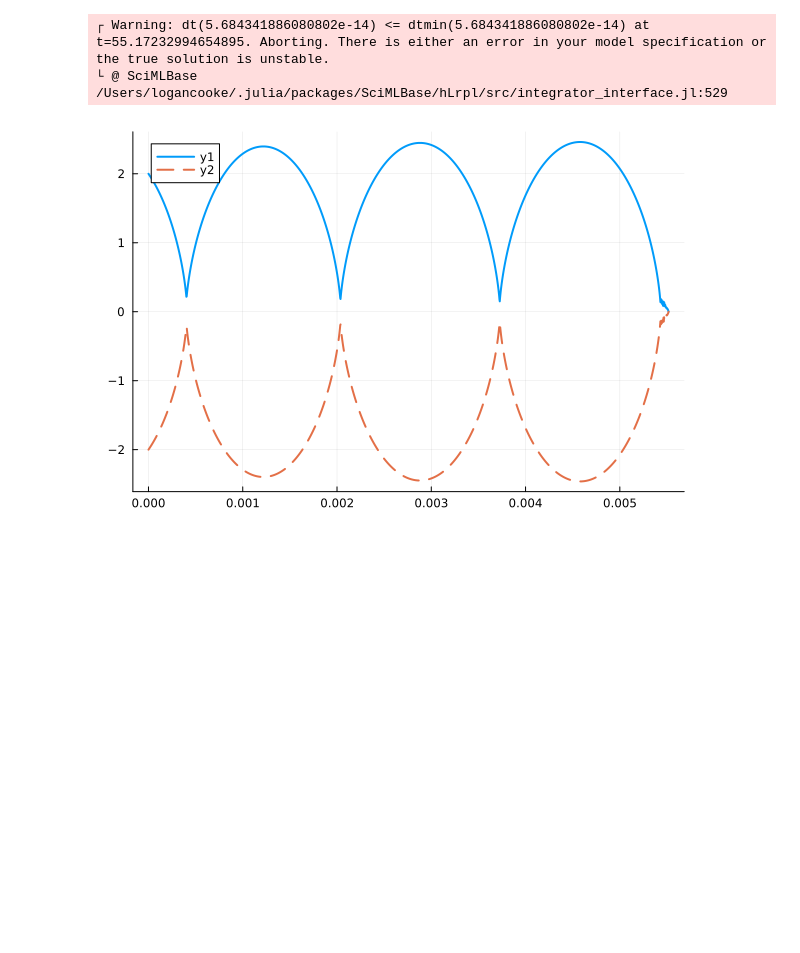
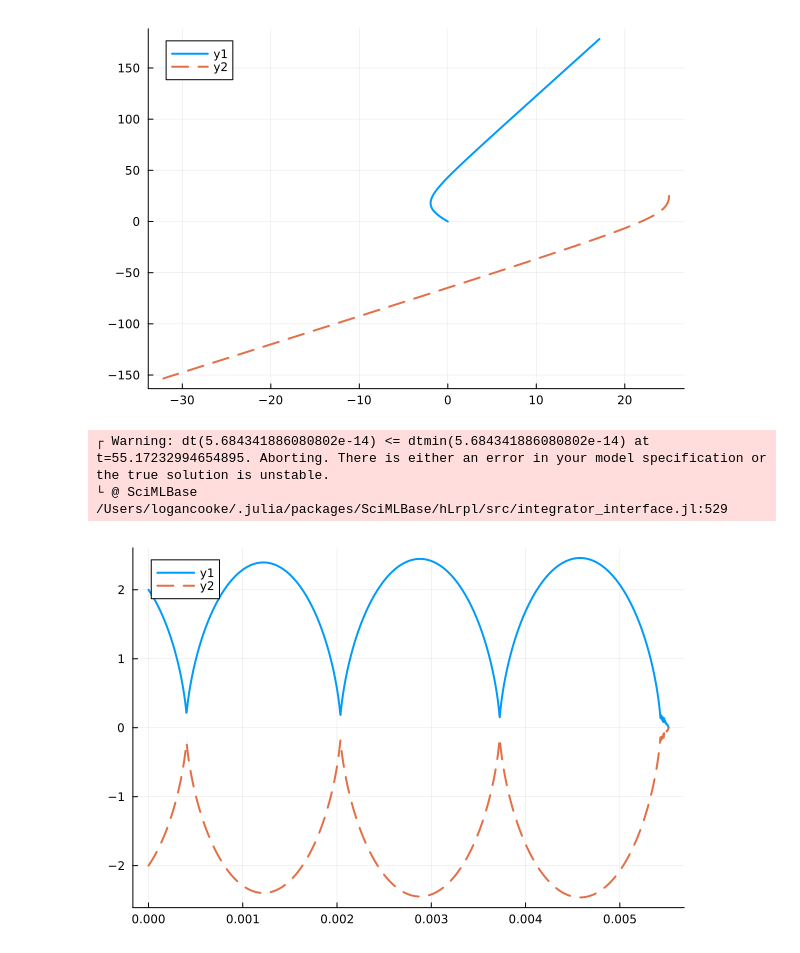
Before and after one commit to lwcooke/lwc-pedagogy, a Jupyter notebook: Rocket-Trajectories/Many-Body.ipynb, the cells around one changed output. Saved outputs shown, nothing was run; the diff lists cells and outputs as text; code cells hidden in the pictures; blank space fills up the shorter version.

```diff
--- a/Rocket-Trajectories/Many-Body.ipynb
+++ b/Rocket-Trajectories/Many-Body.ipynb
@@ -5,6 +5,21 @@ using RocketUtils
 using Plots, OrdinaryDiffEq, LinearAlgebra
 
 const G = 1.;
+# %%
+let
+    sat = Body2(m=1., s=1., r=[0. ; 0.], v=[-.2 ; 1.], label="sat")
+    ast = Body2(m=10., s=10., r=[25. ; 25.], v=[0. ; -1.], label="ast")
+
+    T = 200.
+
+    sol = solve_mb_ODE([sat, ast], T; G);
+
+    ts = range(0., T; length=10000)
+    plot(sol(ts)[1,:], sol(ts)[2,:], lw=2)
+    plot!(sol(ts)[5,:], sol(ts)[6,:], lw=2, ls=:dash)
+end
+# %% [output]
+[figure, added]
 # %%
 let
     m1, m2, m3 = 1., 1., 1.
```
Also changed, not shown: parts of 1 cell of this notebook, 1 other file.
